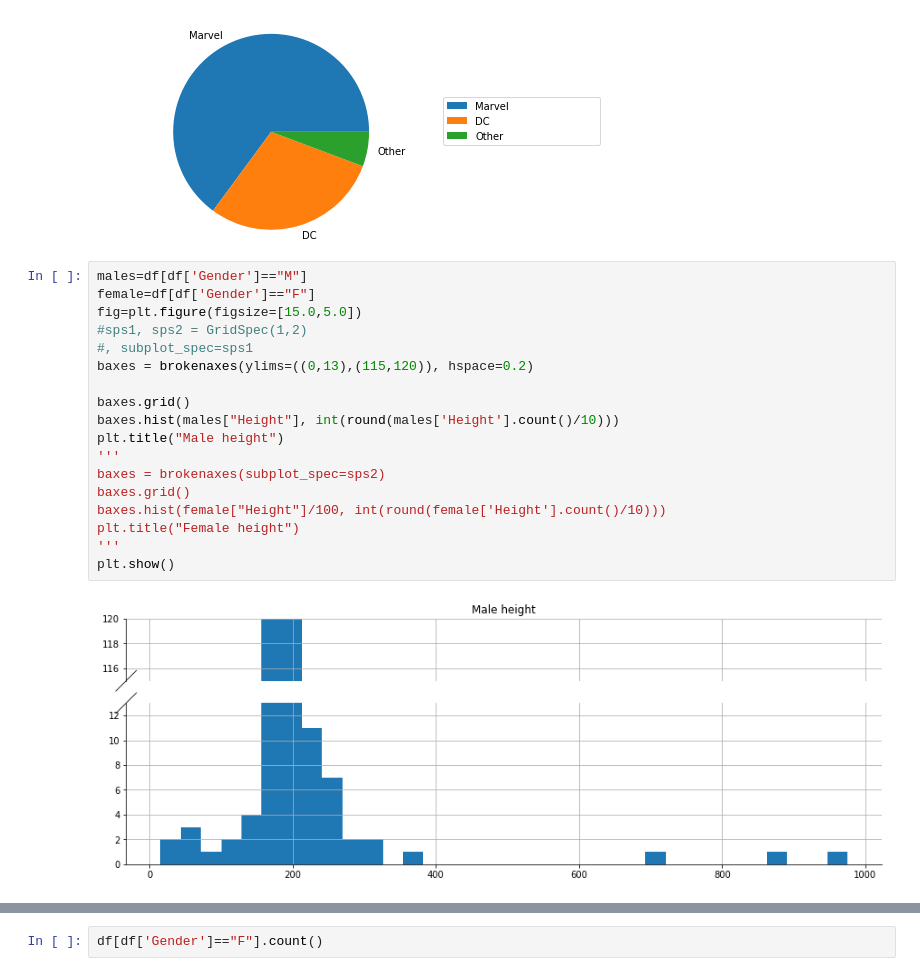
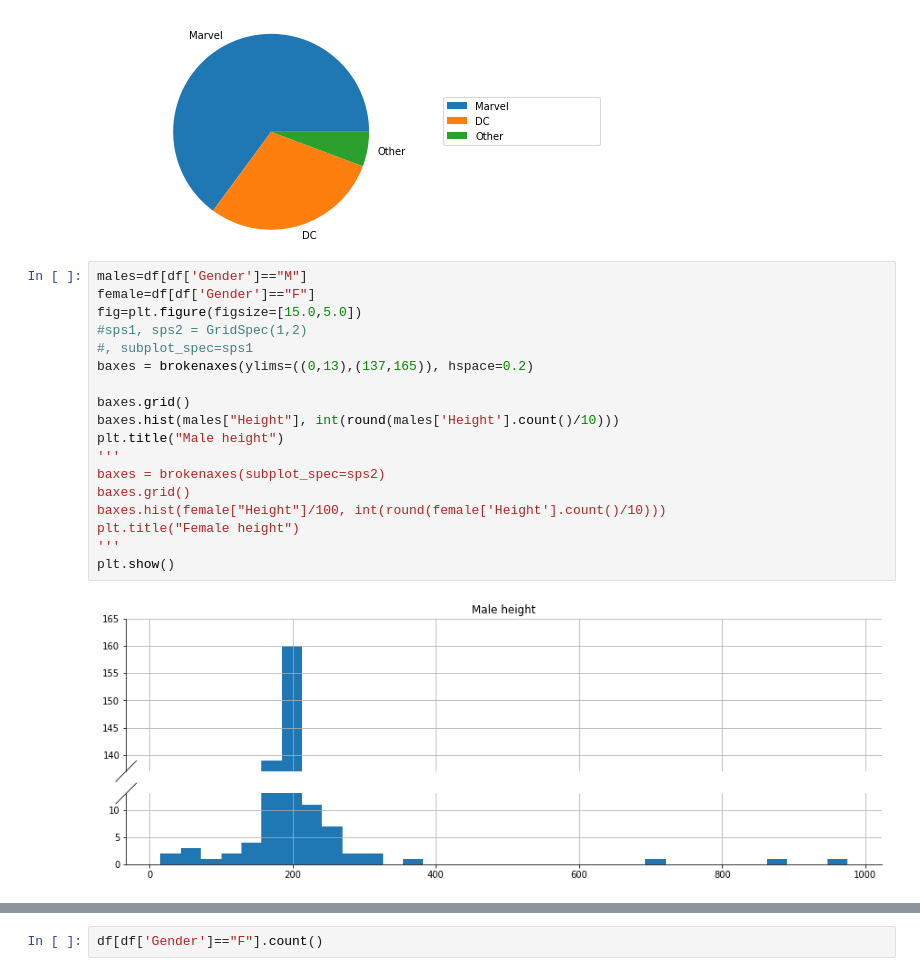
Before and after one commit to Bertonc98/BadCharts, a Jupyter notebook: chart.ipynb, the cells around one changed output, grey strips where cells are left out. Drawn from its saved outputs; the diff is of its cells as text.

Commit message:
Correction charts

```diff
--- a/chart.ipynb
+++ b/chart.ipynb
@@ -40,20 +40,20 @@ plt.show()
 # %%
 males=df[df['Gender']=="M"]
 female=df[df['Gender']=="F"]
 fig=plt.figure(figsize=[15.0,5.0])
 #sps1, sps2 = GridSpec(1,2)
 #, subplot_spec=sps1
-baxes = brokenaxes(ylims=((0,13),(115,120)), hspace=0.2)
+baxes = brokenaxes(ylims=((0,13),(137,165)), hspace=0.2)
 
 baxes.grid()
 baxes.hist(males["Height"], int(round(males['Height'].count()/10)))
 plt.title("Male height")
 '''
 baxes = brokenaxes(subplot_spec=sps2)
 baxes.grid()
 baxes.hist(female["Height"]/100, int(round(female['Height'].count()/10)))
 plt.title("Female height")
 '''
 plt.show()
 # %% [output]
-[figure, old version]
+[figure, new version]
```
Also changed, not shown: parts of 1 cell of this notebook, 1 other file.
